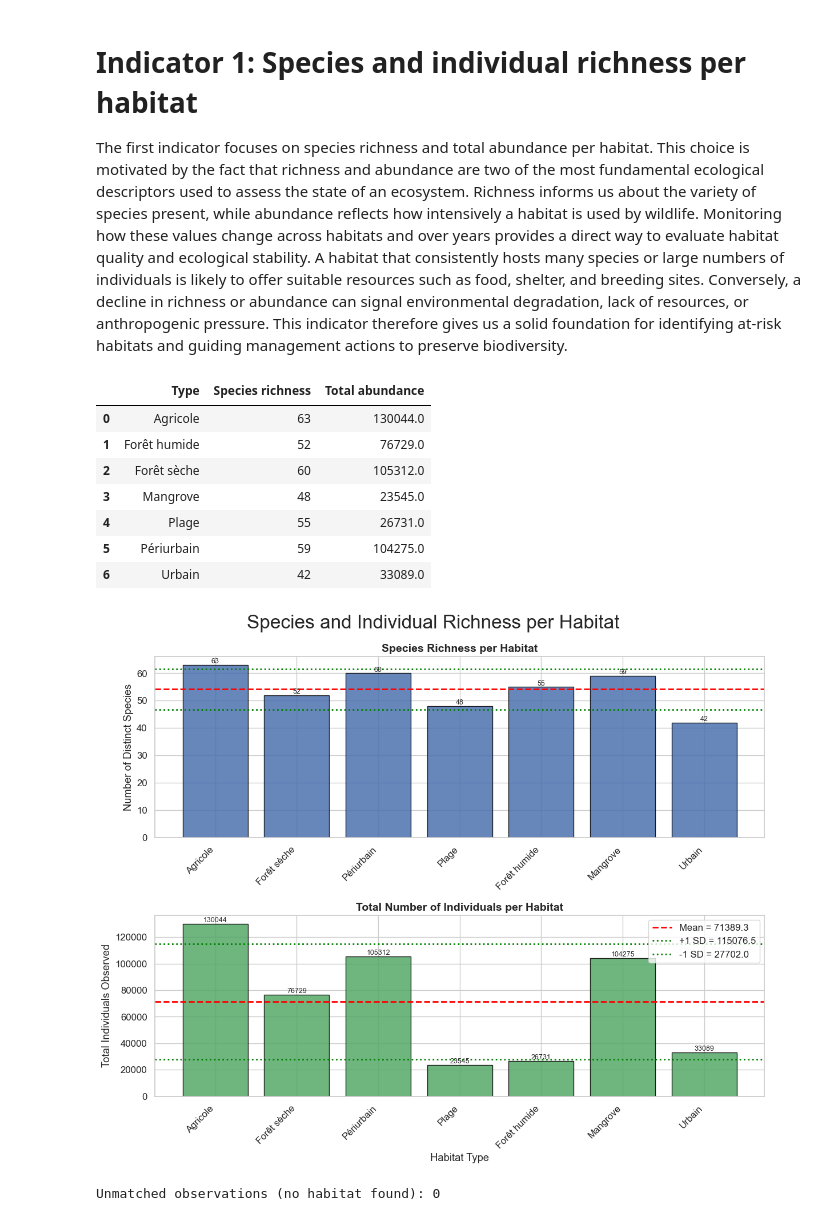
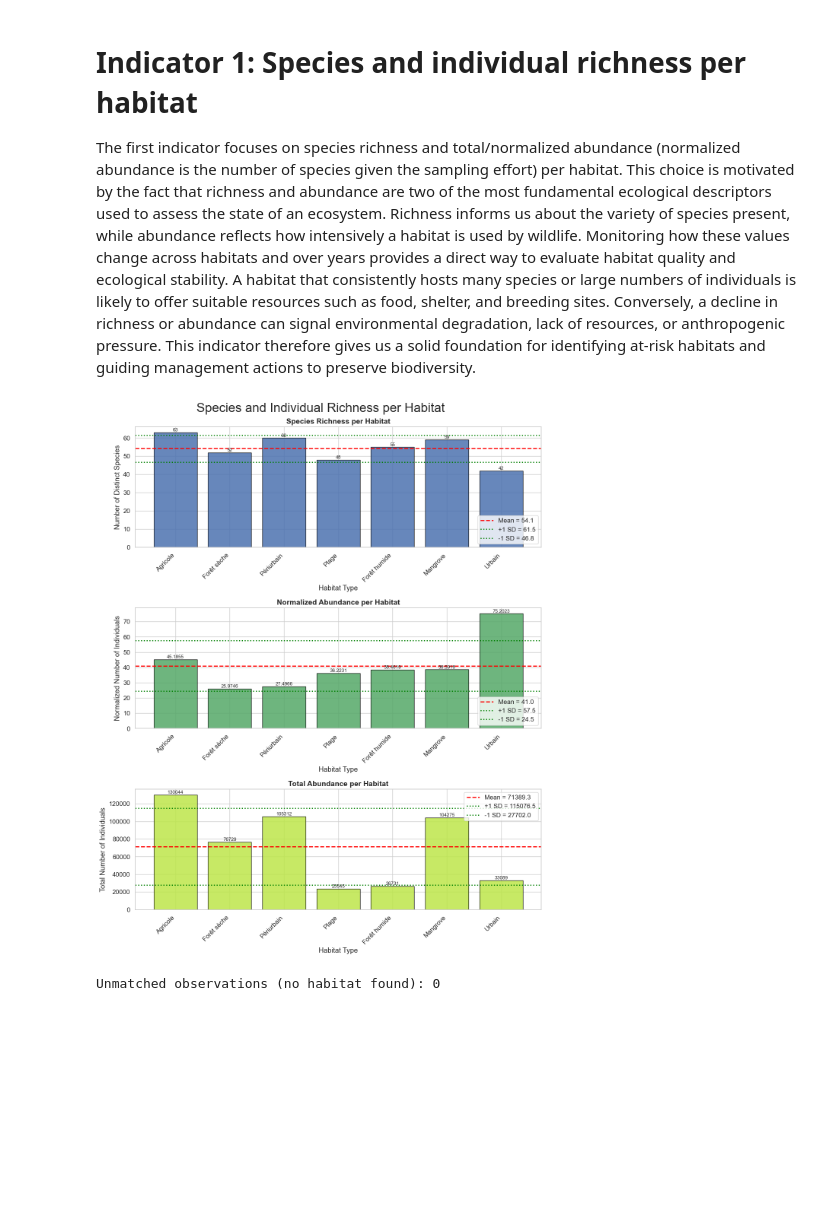
Before and after one commit to baptistepras/birds_biodiversity, a Jupyter notebook: multi_year_indicators.ipynb, the cells around one changed output. Cells and saved outputs as stored; diff of their text form; code cells hidden in the pictures; blank space fills up the shorter version.

```diff
--- a/multi_year_indicators.ipynb
+++ b/multi_year_indicators.ipynb
@@ -13,7 +14,7 @@ df_observations = pd.read_csv("data/processed/observations.csv")
 # %% [markdown]
 # Indicator 1: Species and individual richness per habitat
 
-The first indicator focuses on species richness and total abundance per habitat. This choice is motivated by the fact that richness and abundance are two of the most fundamental ecological descriptors used to assess the state of an ecosystem. Richness informs us about the variety of species present, while abundance reflects how intensively a habitat is used by wildlife. Monitoring how these values change across habitats and over years provides a direct way to evaluate habitat quality and ecological stability. A habitat that consistently hosts many species or large numbers of individuals is likely to offer suitable resources such as food, shelter, and breeding sites. Conversely, a decline in richness or abundance can signal environmental degradation, lack of resources, or anthropogenic pressure. This indicator therefore gives us a solid foundation for identifying at-risk habitats and guiding management actions to preserve biodiversity.
+The first indicator focuses on species richness and total/normalized abundance (normalized abundance is the number of species given the sampling effort) per habitat. This choice is motivated by the fact that richness and abundance are two of the most fundamental ecological descriptors used to assess the state of an ecosystem. Richness informs us about the variety of species present, while abundance reflects how intensively a habitat is used by wildlife. Monitoring how these values change across habitats and over years provides a direct way to evaluate habitat quality and ecological stability. A habitat that consistently hosts many species or large numbers of individuals is likely to offer suitable resources such as food, shelter, and breeding sites. Conversely, a decline in richness or abundance can signal environmental degradation, lack of resources, or anthropogenic pressure. This indicator therefore gives us a solid foundation for identifying at-risk habitats and guiding management actions to preserve biodiversity.
 # %%
 # Global Overview of Species and Individual Richness per Habitat
 
@@ -36,54 +37,66 @@ species_richness = grouped["clean_espece"].nunique().sort_values(ascending=False
 total_abundance = grouped["Amount"].sum().sort_values(ascending=False)
 
 indicator1_df = pd.DataFrame({"Species richness": species_richness, "Total abundance": total_abundance}).reset_index()
-display(indicator1_df)
+
+# Unique visits = distinct combinations of observer, date, transect, point, and habitat type
+unique_visits = (df_obs_sites[["Nom observateur", "date", "Transect", "Point", "Type"]].drop_duplicates())
+visits_per_habitat = (unique_visits.groupby("Type").size().rename("Sampling_effort").reset_index())
+
+indicator1_df = indicator1_df.merge(visits_per_habitat, on="Type", how="left")
+indicator1_df["Normalized abundance"] = (indicator1_df["Total abundance"] / indicator1_df["Sampling_effort"])
 
 # Visualization
-fig, axes = plt.subplots(2, 1, figsize=(12, 10))
+fig, axes = plt.subplots(3, 1, figsize=(12, 15))
 fig.suptitle("Species and Individual Richness per Habitat", fontsize=24)
 order = indicator1_df.sort_values("Species richness", ascending=False)["Type"]
 
 # Barplot for species richness
 axes[0].bar(indicator1_df["Type"], indicator1_df["Species richness"], color="#4C72B0", alpha=0.85, edgecolor="black")
 mean = indicator1_df["Species richness"].mean()
 std = indicator1_df["Species richness"].std()
 axes[0].axhline(mean, color='red', linestyle='--', linewidth=2, label=f'Mean = {mean:.1f}')
 axes[0].axhline(mean + std, color='green', linestyle=':', linewidth=2, label=f'+1 SD = {mean+std:.1f}')
 axes[0].axhline(mean - std, color='green', linestyle=':', linewidth=2, label=f'-1 SD = {mean-std:.1f}')
 axes[0].set_title("Species Richness per Habitat", fontsize=14, fontweight="bold")
-axes[1].set_xlabel("Habitat Type")
+axes[0].set_xlabel("Habitat Type")
 axes[0].set_ylabel("Number of Distinct Species")
 axes[0].set_xticklabels(order, rotation=45, ha="right")
 axes[0].bar_label(axes[0].containers[0], fontsize=9)
-plt.legend(loc="lower right", frameon=True)
+axes[0].legend(loc="lower right", frameon=True)
 
-# Barplot for total abundance
-axes[1].bar(indicator1_df["Type"], indicator1_df["Total abundance"], color="#55A868", alpha=0.85, edgecolor="black")
-mean = indicator1_df["Total abundance"].mean()
-std = indicator1_df["Total abundance"].std()
+# Barplot for normalized abundance
+axes[1].bar(indicator1_df["Type"], indicator1_df["Normalized abundance"], color="#55A868", alpha=0.85, edgecolor="black")
+mean = indicator1_df["Normalized abundance"].mean()
+std = indicator1_df["Normalized abundance"].std()
 axes[1].axhline(mean, color='red', linestyle='--', linewidth=2, label=f'Mean = {mean:.1f}')
 axes[1].axhline(mean + std, color='green', linestyle=':', linewidth=2, label=f'+1 SD = {mean+std:.1f}')
 axes[1].axhline(mean - std, color='green', linestyle=':', linewidth=2, label=f'-1 SD = {mean-std:.1f}')
-axes[1].set_title("Total Number of Individuals per Habitat", fontsize=14, fontweight="bold")
+axes[1].set_title("Normalized Abundance per Habitat", fontsize=14, fontweight="bold")
 axes[1].set_xlabel("Habitat Type")
-axes[1].set_ylabel("Total Individuals Observed")
+axes[1].set_ylabel("Normalized Number of Individuals")
 axes[1].set_xticklabels(order, rotation=45, ha="right")
 axes[1].bar_label(axes[1].containers[0], fontsize=9)
-plt.legend(loc="upper right", frameon=True)
+axes[1].legend(loc="lower right", frameon=True)
+
+# Barplot for total abundance
+axes[2].bar(indicator1_df["Type"], indicator1_df["Total abundance"], color="#BDE64A", alpha=0.85, edgecolor="black")
+mean = indicator1_df["Total abundance"].mean()
+std = indicator1_df["Total abundance"].std()
+axes[2].axhline(mean, color='red', linestyle='--', linewidth=2, label=f'Mean = {mean:.1f}')
+axes[2].axhline(mean + std, color='green', linestyle=':', linewidth=2, label=f'+1 SD = {mean+std:.1f}')
+axes[2].axhline(mean - std, color='green', linestyle=':', linewidth=2, label=f'-1 SD = {mean-std:.1f}')
+axes[2].set_title("Total Abundance per Habitat", fontsize=14, fontweight="bold")
+axes[2].set_xlabel("Habitat Type")
+axes[2].set_ylabel("Total Number of Individuals")
+axes[2].set_xticklabels(order, rotation=45, ha="right")
+axes[2].bar_label(axes[2].containers[0], fontsize=9)
+axes[2].legend(loc="upper right", frameon=True)
 
 plt.tight_layout()
 plt.savefig("figures/species_and_individual_richness_per_habitat.jpeg")
 plt.show()
 # %% [output]
-|  | Type | Species richness | Total abundance |
-| 0 | Agricole | 63 | 130044.0 |
-| 1 | Forêt humide | 52 | 76729.0 |
-| 2 | Forêt sèche | 60 | 105312.0 |
-| 3 | Mangrove | 48 | 23545.0 |
-| 4 | Plage | 55 | 26731.0 |
-| 5 | Périurbain | 59 | 104275.0 |
-| 6 | Urbain | 42 | 33089.0 |
-[figure, old version]
+[figure, new version]
 # %%
 # Check unmatched observations
 unmatched = df_obs_sites["Type"].isna().sum()
```
Also changed, not shown: parts of 12 cells of this notebook.
